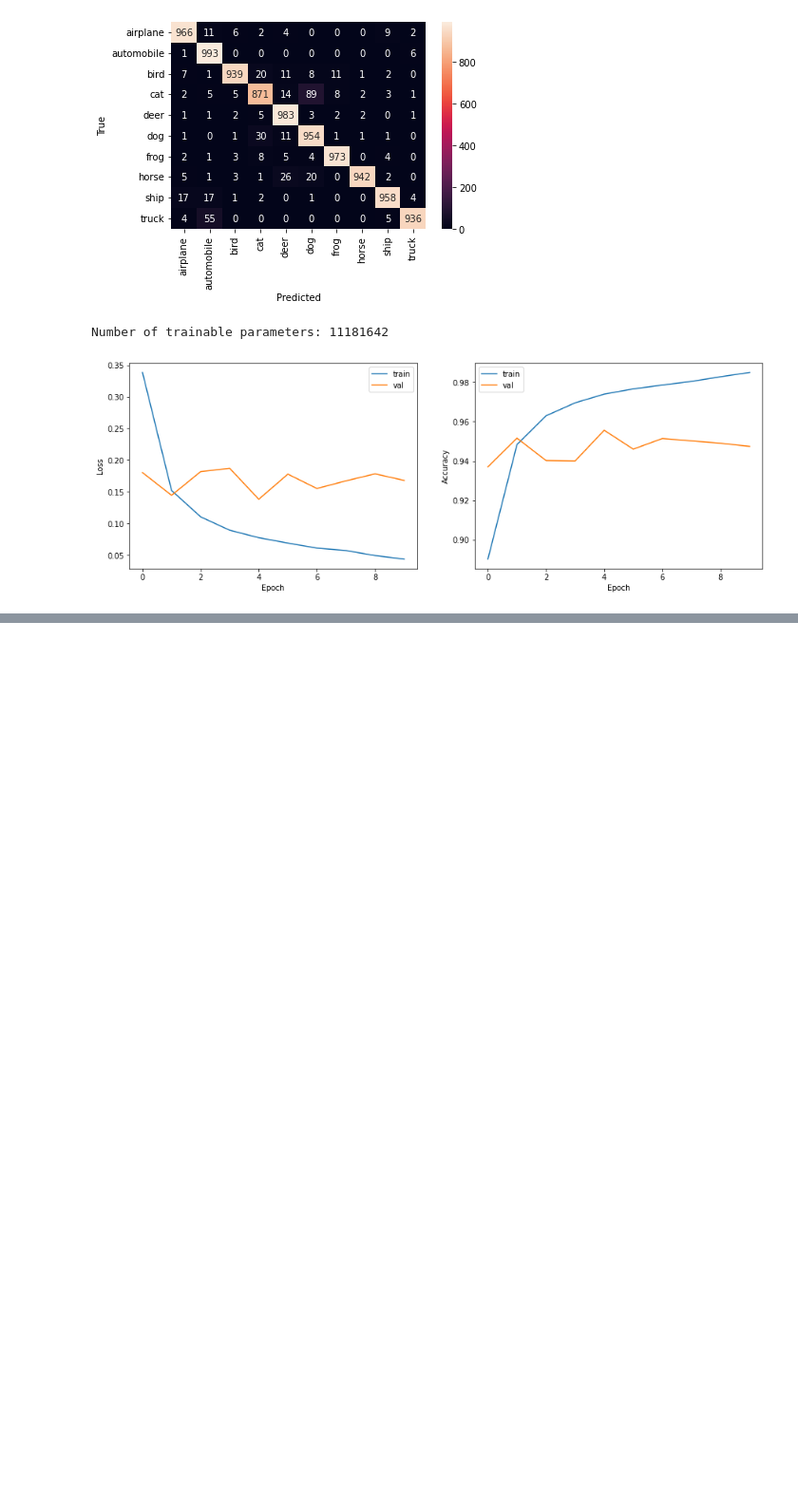
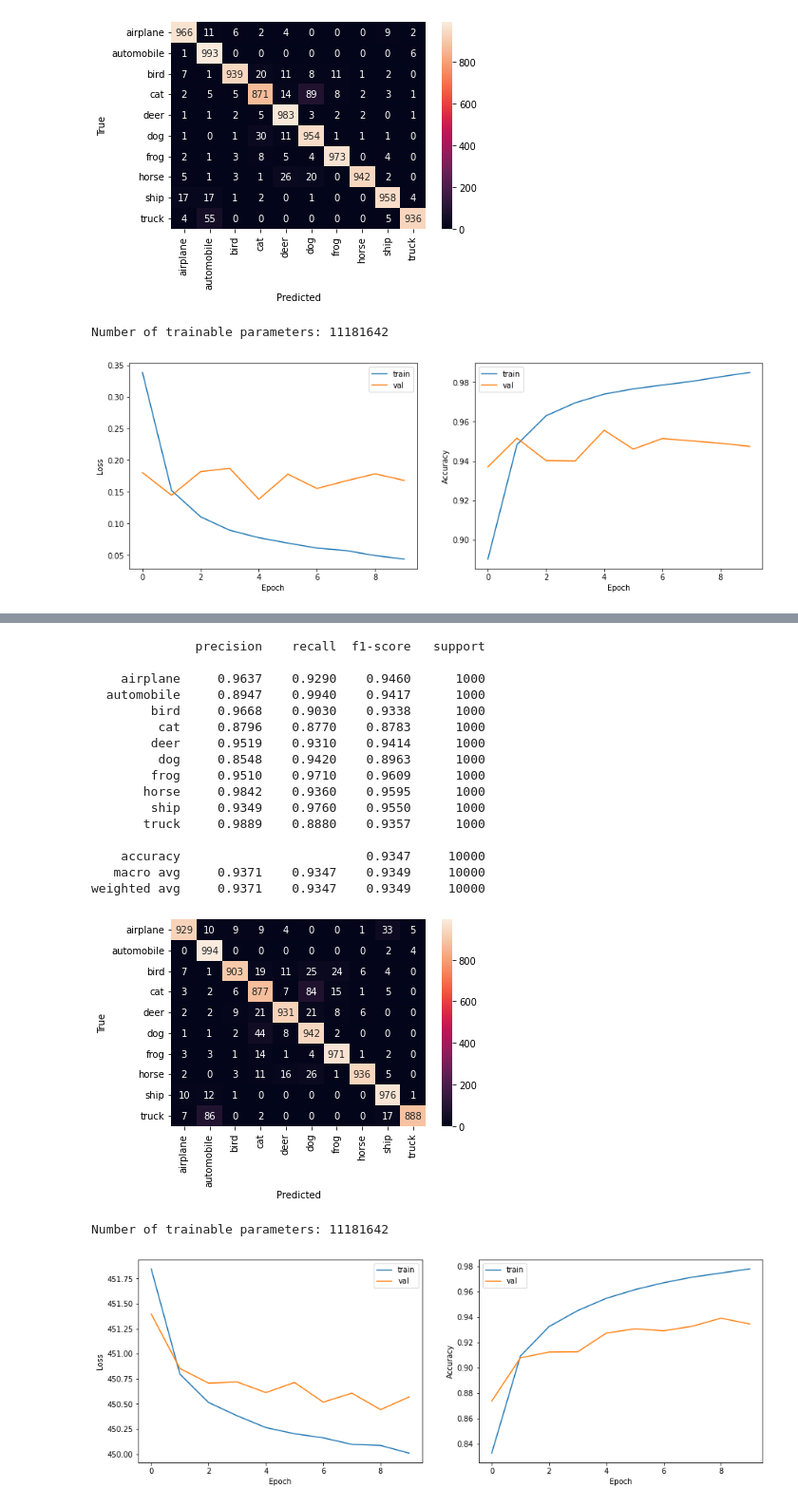
Before and after one commit to saeedzou/Deep-Learning-Assignments-2022, a Jupyter notebook: Assignment 3/q2.ipynb, the cells around one changed output, grey strips where cells are left out. Shown at 95% size. Saved outputs shown, nothing was run; the diff lists cells and outputs as text; code cells hidden in the pictures; blank space fills up the shorter version.

Commit message:
Add KD for fine-tuned version of ResNet50 (all layers)

```diff
--- a/Assignment 3/q2.ipynb
+++ b/Assignment 3/q2.ipynb
@@ -343,3 +343,16 @@ plt.legend()
 plt.show()
 # %% [output]
 [figure]
+# %%
+# load ResNet18 model
+student_model = timm.create_model('resnet18', pretrained=True)
+# change the last layer to 10 classes
+student_model.fc = nn.Linear(512, 10)
+# move model to GPU
+student_model = student_model.to(device)
+
+# define loss function and optimizer
+criterion = nn.CrossEntropyLoss()
+optimizer = optim.Adam(student_model.parameters(), lr=1e-3)
+# find the best alpha and T
+best_acc, best_alpha, best_T = find_best_alpha_T(student_model, model, train_loader, val_loader, criterion, optimizer, epochs=4, T_list=[1, 10, 20], alpha_list=[0.1, 0.5, 0.9])
@@ -345,0 +382,8 @@ plt.show()
+# %%
+# train the student model with the best alpha and T
+student_model = timm.create_model('resnet18', pretrained=True)
+student_model.fc = nn.Linear(512, 10)
+student_model = student_model.to(device)
+criterion = nn.CrossEntropyLoss()
+optimizer = optim.Adam(student_model.parameters(), lr=1e-3)
+train_loss, test_loss, train_acc, test_acc = train_model(student_model, train_loader, val_loader, epochs=10, criterion=criterion, optimizer=optimizer, device=device, teacher_model=model, T=best_T, alpha=best_alpha)
@@ -345,0 +401,39 @@ plt.show()
+# %%
+# test the student model on test data
+print_metrics(student_model, test_loader, classes=test_dataset.classes, device=device)
+print(f'Number of trainable parameters: {count_parameters(student_model)}')
+# plot the training and validation loss and accuracy
+plt.figure(figsize=(15, 5))
+plt.subplot(1, 2, 1)
+plt.plot(train_loss, label='train')
+plt.plot(test_loss, label='val')
+plt.xlabel('Epoch')
+plt.ylabel('Loss')
+plt.legend()
+plt.subplot(1, 2, 2)
+plt.plot(train_acc, label='train')
+plt.plot(test_acc, label='val')
+plt.xlabel('Epoch')
+plt.ylabel('Accuracy')
+plt.legend()
+plt.show()
+# %% [output]
+              precision    recall  f1-score   support
+
+    airplane     0.9637    0.9290    0.9460      1000
+  automobile     0.8947    0.9940    0.9417      1000
+        bird     0.9668    0.9030    0.9338      1000
+         cat     0.8796    0.8770    0.8783      1000
+        deer     0.9519    0.9310    0.9414      1000
+         dog     0.8548    0.9420    0.8963      1000
+        frog     0.9510    0.9710    0.9609      1000
+       horse     0.9842    0.9360    0.9595      1000
+        ship     0.9349    0.9760    0.9550      1000
+       truck     0.9889    0.8880    0.9357      1000
+
+    accuracy                         0.9347     10000
+   macro avg     0.9371    0.9347    0.9349     10000
+weighted avg     0.9371    0.9347    0.9349     10000
+[figure, added]
+Number of trainable parameters: 11181642
+[figure, added]
```
Also changed, not shown: parts of 3 cells of this notebook.
